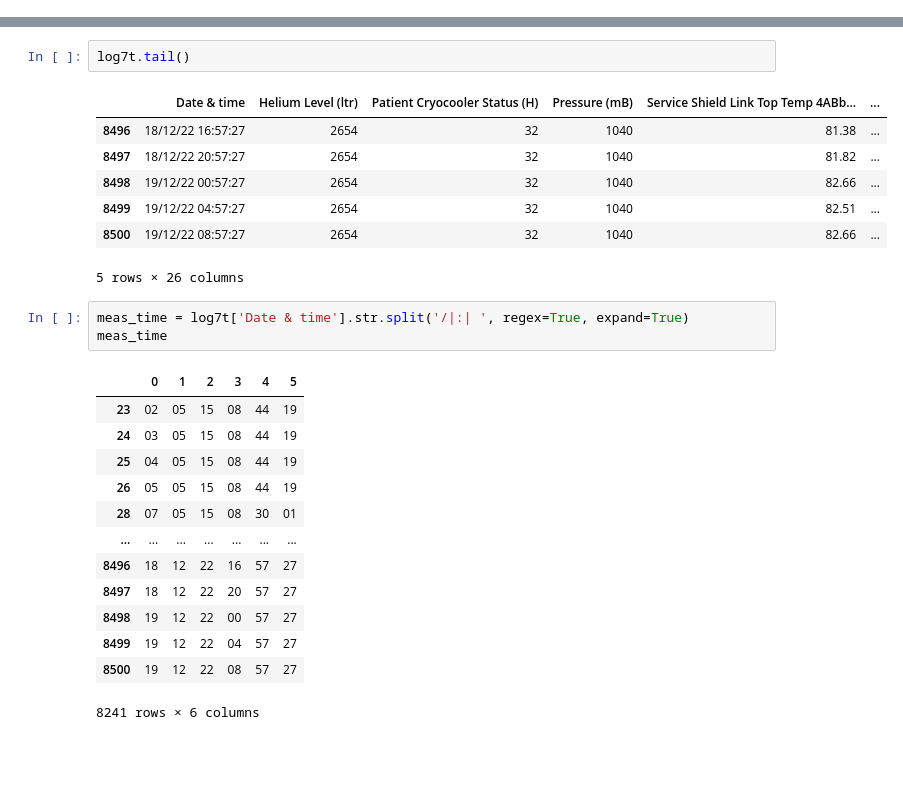
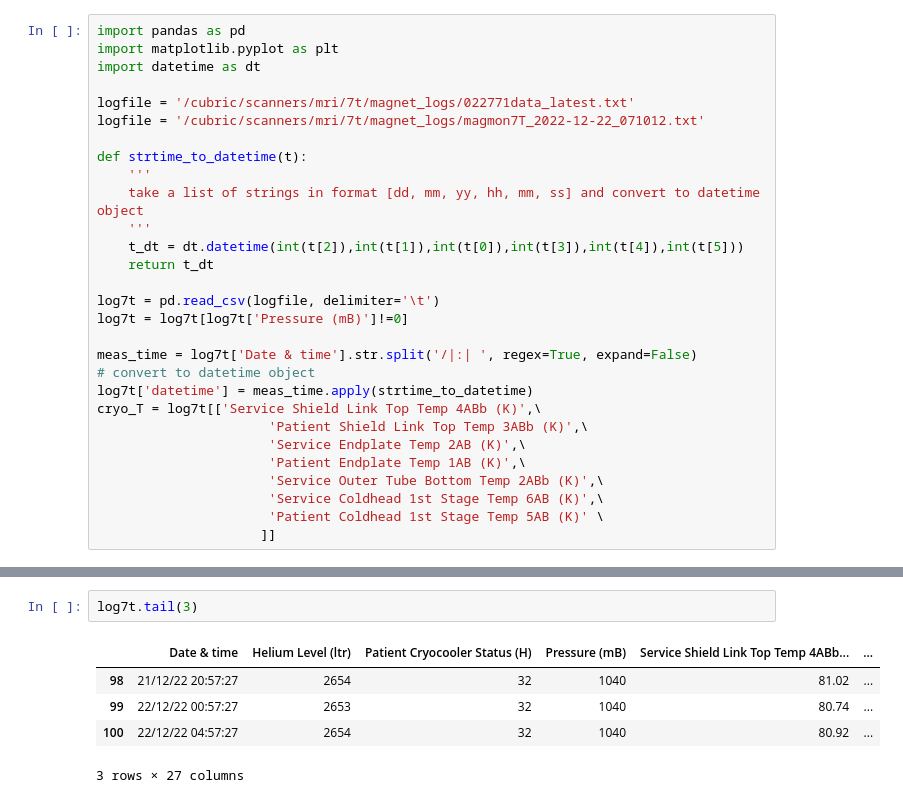
Before and after one commit to cjohnevans/MriQc, a Jupyter notebook: qc/magnet_status_7T.ipynb, the cells around one changed output, grey strips where cells are left out. Drawn from its saved outputs; the diff is of its cells as text; blank space fills up the shorter version.

```diff
--- a/qc/magnet_status_7T.ipynb
+++ b/qc/magnet_status_7T.ipynb
@@ -33,0 +1,29 @@ Name: Service Coldhead 1st Stage Temp 6AB (K), dtype: float64
+# %%
+import pandas as pd
+import matplotlib.pyplot as plt
+import datetime as dt
+
+logfile = '/cubric/scanners/mri/7t/magnet_logs/022771data_latest.txt'
+logfile = '/cubric/scanners/mri/7t/magnet_logs/magmon7T_2022-12-22_071012.txt'
+
+def strtime_to_datetime(t):
+    '''
+    take a list of strings in format [dd, mm, yy, hh, mm, ss] and convert to datetime object
+    '''
+    t_dt = dt.datetime(int(t[2]),int(t[1]),int(t[0]),int(t[3]),int(t[4]),int(t[5]))
+    return t_dt
+
+log7t = pd.read_csv(logfile, delimiter='\t')
+log7t = log7t[log7t['Pressure (mB)']!=0]
+
+meas_time = log7t['Date & time'].str.split('/|:| ', regex=True, expand=False)
+# convert to datetime object
+log7t['datetime'] = meas_time.apply(strtime_to_datetime)
+cryo_T = log7t[['Service Shield Link Top Temp 4ABb (K)',\
+                      'Patient Shield Link Top Temp 3ABb (K)',\
+                      'Service Endplate Temp 2AB (K)',\
+                      'Patient Endplate Temp 1AB (K)',\
+                      'Service Outer Tube Bottom Temp 2ABb (K)',\
+                      'Service Coldhead 1st Stage Temp 6AB (K)',\
+                      'Patient Coldhead 1st Stage Temp 5AB (K)' \
+                     ]]
@@ -34,27 +68,8 @@ Name: Service Coldhead 1st Stage Temp 6AB (K), dtype: float64
 # %%
-log7t.tail()
+log7t.tail(3)
 # %% [output]
 |  | Date & time | Helium Level (ltr) | Patient Cryocooler Status (H) | Pressure (mB) | Service Shield Link Top Temp 4ABb... | ... |
-| 8496 | 18/12/22 16:57:27 | 2654 | 32 | 1040 | 81.38 | ... |
-| 8497 | 18/12/22 20:57:27 | 2654 | 32 | 1040 | 81.82 | ... |
-| 8498 | 19/12/22 00:57:27 | 2654 | 32 | 1040 | 82.66 | ... |
-| 8499 | 19/12/22 04:57:27 | 2654 | 32 | 1040 | 82.51 | ... |
-| 8500 | 19/12/22 08:57:27 | 2654 | 32 | 1040 | 82.66 | ... |
+| 98 | 21/12/22 20:57:27 | 2654 | 32 | 1040 | 81.02 | ... |
+| 99 | 22/12/22 00:57:27 | 2653 | 32 | 1040 | 80.74 | ... |
+| 100 | 22/12/22 04:57:27 | 2654 | 32 | 1040 | 80.92 | ... |
-5 rows × 26 columns
+3 rows × 27 columns
-# %%
-meas_time = log7t['Date & time'].str.split('/|:| ', regex=True, expand=True)
-meas_time
-# %% [output]
-|  | 0 | 1 | 2 | 3 | 4 | 5 |
-| 23 | 02 | 05 | 15 | 08 | 44 | 19 |
-| 24 | 03 | 05 | 15 | 08 | 44 | 19 |
-| 25 | 04 | 05 | 15 | 08 | 44 | 19 |
-| 26 | 05 | 05 | 15 | 08 | 44 | 19 |
-| 28 | 07 | 05 | 15 | 08 | 30 | 01 |
-| ... | ... | ... | ... | ... | ... | ... |
-| 8496 | 18 | 12 | 22 | 16 | 57 | 27 |
-| 8497 | 18 | 12 | 22 | 20 | 57 | 27 |
-| 8498 | 19 | 12 | 22 | 00 | 57 | 27 |
-| 8499 | 19 | 12 | 22 | 04 | 57 | 27 |
-| 8500 | 19 | 12 | 22 | 08 | 57 | 27 |
-8241 rows × 6 columns
```
Also changed, not shown: parts of 15 cells of this notebook, 2 other files.
